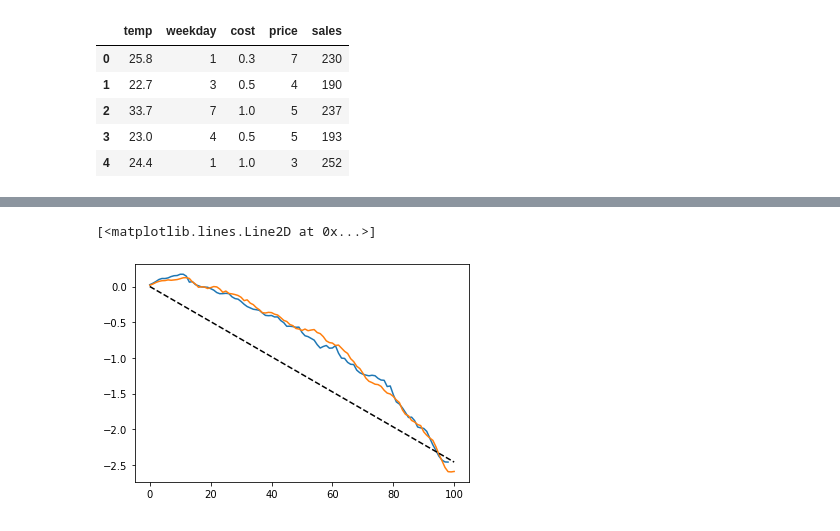
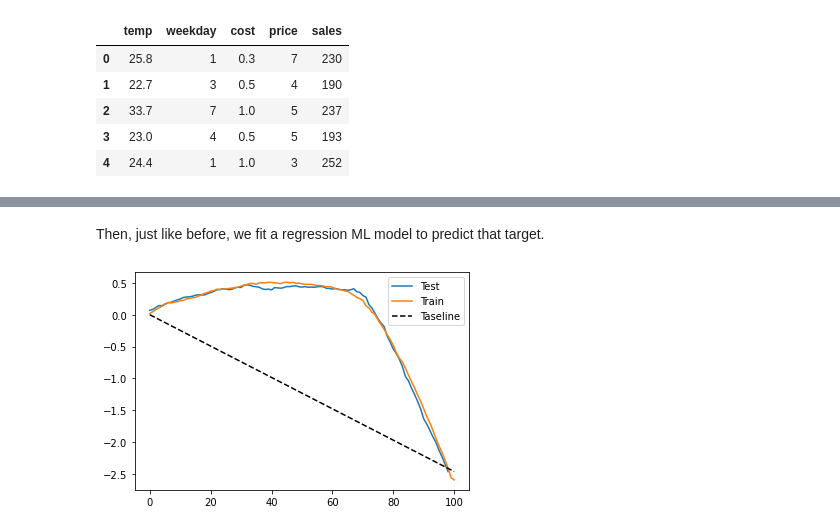
Before and after one commit to matheusfacure/python-causality-handbook, a Jupyter notebook: causal-inference-for-the-brave-and-true/23-Plug-and-Play-Estimators.ipynb, the cells around one changed output, grey strips where cells are left out. Cells and saved outputs as stored; diff of their text form; code cells hidden in the pictures.

Commit message:
add continuous target tranformation

```diff
--- a/causal-inference-for-the-brave-and-true/23-Plug-and-Play-Estimators.ipynb
+++ b/causal-inference-for-the-brave-and-true/23-Plug-and-Play-Estimators.ipynb
@@ -286,9 +308,9 @@ $
 # %%
-# y_star_cont = ((train["price"] - train["price"].mean())*(train["sales"] - train["sales"].mean())
-#                / ((train["price"] - train["price"].mean())**2).sum() )
-
-y_star_cont = ((train["price"] - train["price"].mean())*(train["sales"])
-               / ((train["price"] - train["price"].mean())**2).mean() )
+y_star_cont = ((train["price"] - train["price"].mean())
+               *(train["sales"] - train["sales"].mean())
+               /train["price"].std())
+# %% [markdown]
+Then, just like before, we fit a regression ML model to predict that target.
 # %%
 cate_learner = LGBMRegressor(max_depth=3, min_child_samples=300, num_leaves=5)
 
@@ -298,14 +320,14 @@ cate_test_transf_y = cate_learner.predict(test[["temp", "weekday", "cost"]])
 # %%
 gain_curve_test = cumulative_gain(test.assign(cate=cate_test_transf_y),
                                 "cate", y="sales", t="price")
 
 gain_curve_train = cumulative_gain(train.assign(cate=cate_learner.predict(train[["temp", "weekday", "cost"]])),
                                    "cate", y="sales", t="price")
 
 
-plt.plot(gain_curve_test, label="test")
-plt.plot(gain_curve_train, label="train")
-plt.plot([0, 100], [0, elast(test, "sales", "price")], linestyle="--", color="black")
+plt.plot(gain_curve_test, label="Test")
+plt.plot(gain_curve_train, label="Train")
+plt.plot([0, 100], [0, elast(test, "sales", "price")], linestyle="--", color="black", label="Taseline")
+plt.legend();
 # %% [output]
-[<matplotlib.lines.Line2D at 0x...>]
-[figure, old version]
+[figure, new version]
```
Also changed, not shown: parts of 10 cells of this notebook, 1 other file.
